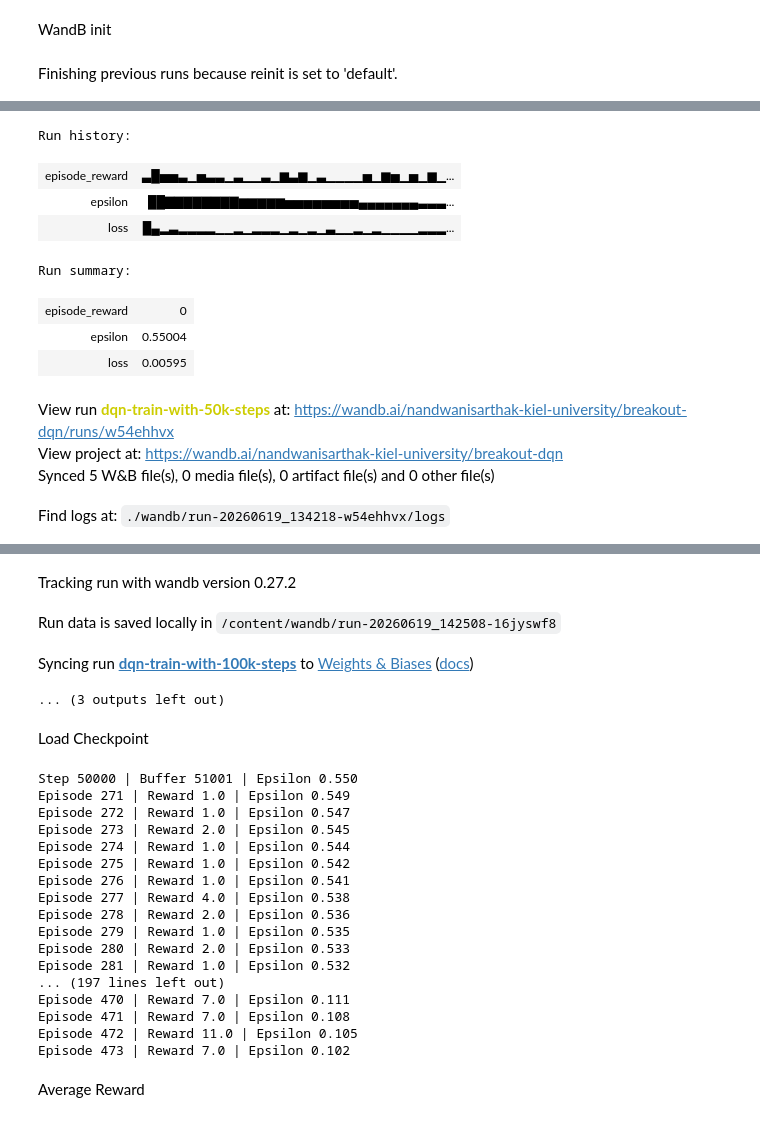
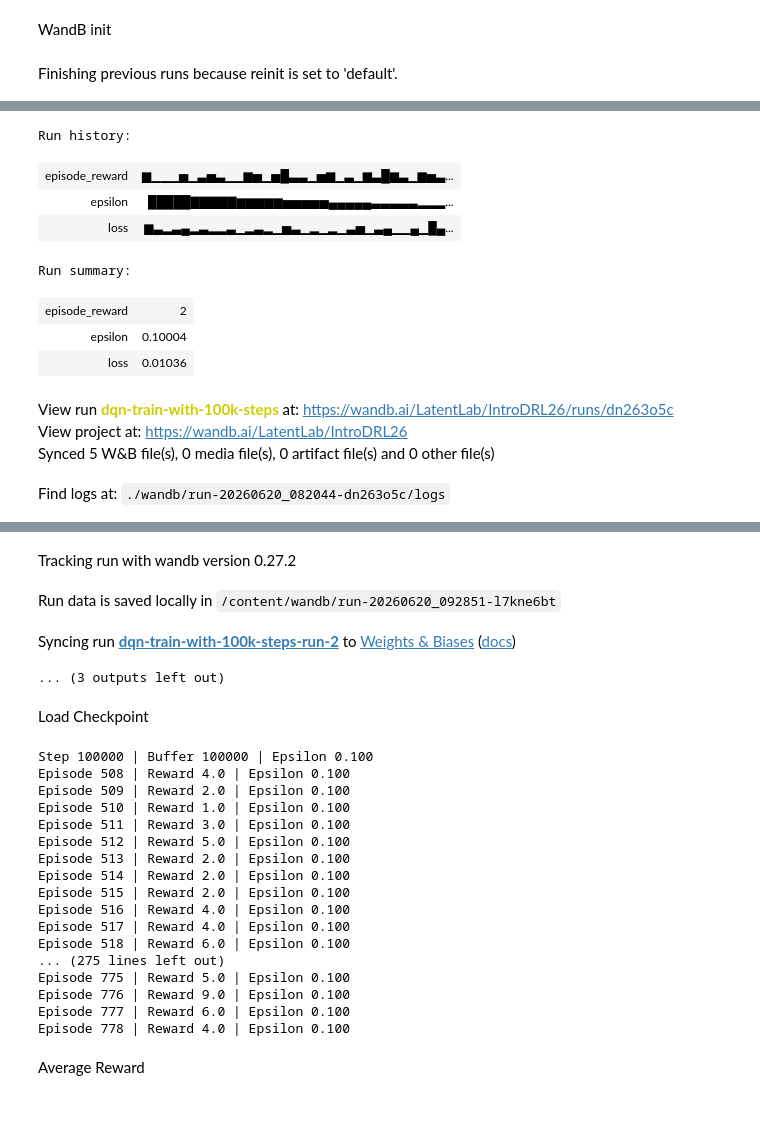
Before and after one commit to sarthaknandwani/DQN_Extensions, a Jupyter notebook: notebooks/template.ipynb, the cells around one changed output, grey strips where cells are left out. Cells and saved outputs as stored; diff of their text form; code cells hidden in the pictures.

Commit message:
Training Run DQN 200K steps continued from 100K

```diff
--- a/notebooks/template.ipynb
+++ b/notebooks/template.ipynb
@@ -1747,32 +1758,32 @@ WandB init
 # %%
 wandb.init(
     # Set the wandb entity where your project will be logged (generally your team name).
     entity="LatentLab",
     # Set the wandb project where this run will be logged.
     project="IntroDRL26",
-    name="dqn-train-with-100k-steps",
-    tags=["dqn", "sarthak", "breakout", "LatentLab"]
+    name="dqn-train-with-100k-steps-run-2",
+    tags=["dqn", "sarthak", "breakout", "LatentLab"],
     config=CONFIG
 )
 # %% [output]
 Finishing previous runs because reinit is set to 'default'.
 [interactive output not drawn]
 Run history:
-| episode_reward | ▃█▅▅▃▁▅▃▃▁▃▁▁▃▁▆▃▆▁▃▁▁▁▁▅▁▆▅▁▅▁▆▁... |
-| epsilon | ██▇▇▇▇▇▇▇▇▆▆▆▆▆▅▅▅▅▅▅▅▅▄▄▄▄▄▄▄▃▃▃... |
-| loss | █▄▂▃▂▂▂▂▁▁▂▁▂▂▂▁▂▁▂▁▃▁▁▂▁▂▁▁▁▁▂▂▂... |
+| episode_reward | ▆▁▁▁▅▁▃▅▃▁▁▆▅▁▅█▃▃▁▅▆▁▃▁▆▃█▆▃▁▆▅▃... |
+| epsilon | █████▇▇▇▇▇▆▆▆▆▆▅▅▅▅▅▄▄▄▄▄▃▃▃▃▃▂▂▂... |
+| loss | ▆▃▂▃▄▂▃▂▂▃▁▂▃▂▁▅▃▁▂▁▂▁▃▅▁▃▄▁▁▄▁█▄... |
 Run summary:
-| episode_reward | 0 |
-| epsilon | 0.55004 |
-| loss | 0.00595 |
+| episode_reward | 2 |
+| epsilon | 0.10004 |
+| loss | 0.01036 |
-View run dqn-train-with-50k-steps at: https://wandb.ai/nandwanisarthak-kiel-university/breakout-dqn/runs/w54ehhvx
-View project at: https://wandb.ai/nandwanisarthak-kiel-university/breakout-dqn
+View run dqn-train-with-100k-steps at: https://wandb.ai/LatentLab/IntroDRL26/runs/dn263o5c
+View project at: https://wandb.ai/LatentLab/IntroDRL26
 Synced 5 W&B file(s), 0 media file(s), 0 artifact file(s) and 0 other file(s)
-Find logs at: ./wandb/run-20260619_134218-w54ehhvx/logs
+Find logs at: ./wandb/run-20260620_082044-dn263o5c/logs
 [interactive output not drawn]
 Tracking run with wandb version 0.27.2
-Run data is saved locally in /content/wandb/run-20260619_142508-16jyswf8
+Run data is saved locally in /content/wandb/run-20260620_092851-l7kne6bt
-Syncing run dqn-train-with-100k-steps to Weights & Biases (docs)
+Syncing run dqn-train-with-100k-steps-run-2 to Weights & Biases (docs)
 ... (3 outputs left out)
 # %% [markdown]
 Load Checkpoint
@@ -1787,6 +1798,7 @@ start_step = 50_000
 epsilon = 0.1
 # %%
-CONFIG["total_steps"] = 100_000
+CONFIG["algorithm"] = "DQN"
+CONFIG["total_steps"] = 200_000
 use_double_dqn = (CONFIG["algorithm"] == "DoubleDQN")
 
 for step in range(start_step, CONFIG["total_steps"]):
@@ -1861,23 +1873,23 @@ torch.save(
     "checkpoints/dqn_final.pth"
 )
 # %% [output]
-Step 50000 | Buffer 51001 | Epsilon 0.550
-Episode 271 | Reward 1.0 | Epsilon 0.549
-Episode 272 | Reward 1.0 | Epsilon 0.547
-Episode 273 | Reward 2.0 | Epsilon 0.545
-Episode 274 | Reward 1.0 | Epsilon 0.544
-Episode 275 | Reward 1.0 | Epsilon 0.542
-Episode 276 | Reward 1.0 | Epsilon 0.541
-Episode 277 | Reward 4.0 | Epsilon 0.538
-Episode 278 | Reward 2.0 | Epsilon 0.536
-Episode 279 | Reward 1.0 | Epsilon 0.535
-Episode 280 | Reward 2.0 | Epsilon 0.533
-Episode 281 | Reward 1.0 | Epsilon 0.532
-... (197 lines left out)
-Episode 470 | Reward 7.0 | Epsilon 0.111
-Episode 471 | Reward 7.0 | Epsilon 0.108
-Episode 472 | Reward 11.0 | Epsilon 0.105
-Episode 473 | Reward 7.0 | Epsilon 0.102
+Step 100000 | Buffer 100000 | Epsilon 0.100
+Episode 508 | Reward 4.0 | Epsilon 0.100
+Episode 509 | Reward 2.0 | Epsilon 0.100
+Episode 510 | Reward 1.0 | Epsilon 0.100
+Episode 511 | Reward 3.0 | Epsilon 0.100
+Episode 512 | Reward 5.0 | Epsilon 0.100
+Episode 513 | Reward 2.0 | Epsilon 0.100
+Episode 514 | Reward 2.0 | Epsilon 0.100
+Episode 515 | Reward 2.0 | Epsilon 0.100
+Episode 516 | Reward 4.0 | Epsilon 0.100
+Episode 517 | Reward 4.0 | Epsilon 0.100
+Episode 518 | Reward 6.0 | Epsilon 0.100
+... (275 lines left out)
+Episode 775 | Reward 5.0 | Epsilon 0.100
+Episode 776 | Reward 9.0 | Epsilon 0.100
+Episode 777 | Reward 6.0 | Epsilon 0.100
+Episode 778 | Reward 4.0 | Epsilon 0.100
 # %% [markdown]
 Average Reward
 # %%
```
Also changed, not shown: parts of 17 cells of this notebook.
